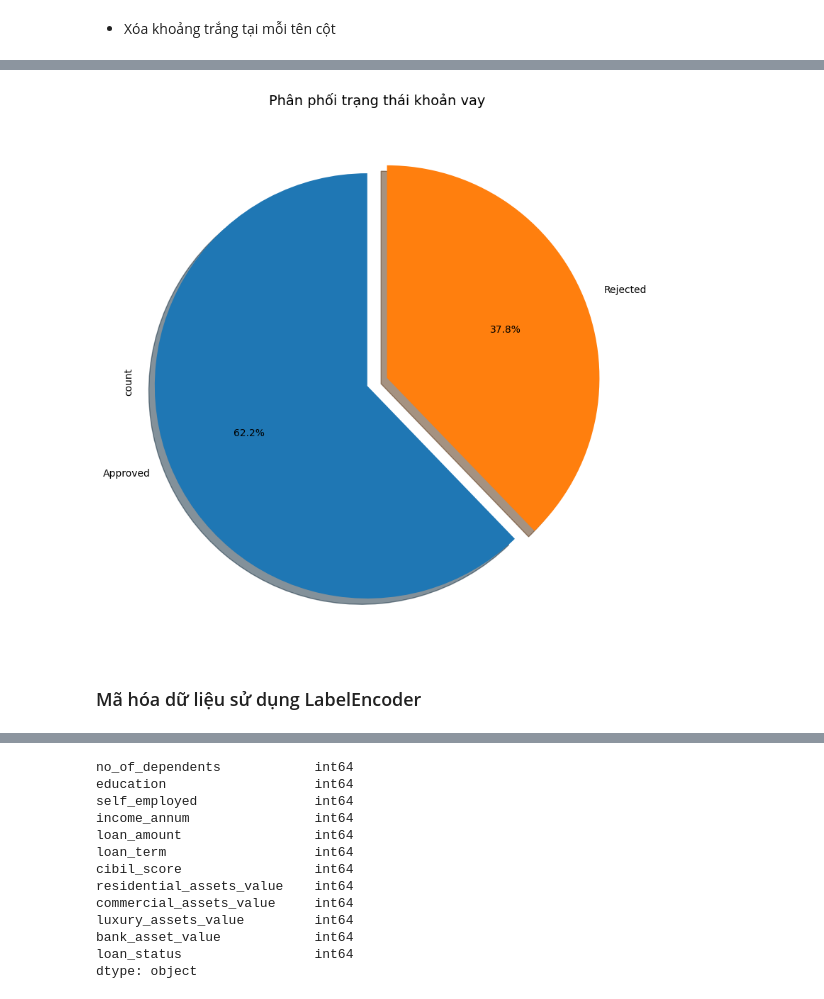
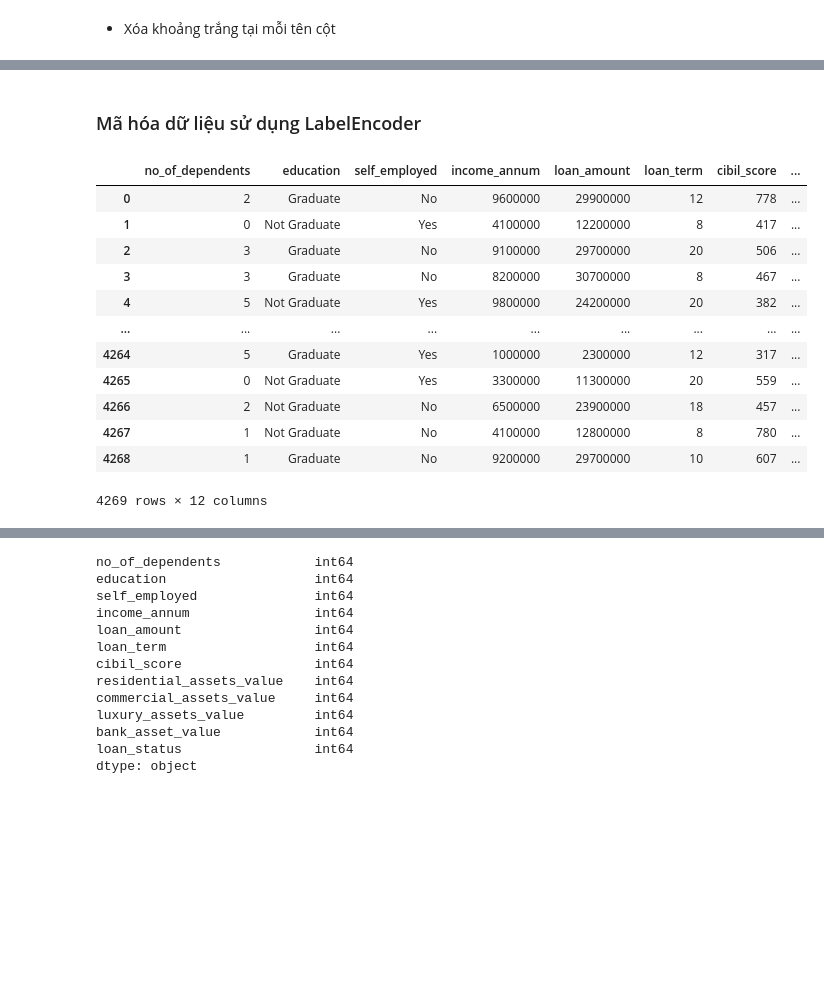
Before and after one commit to Thanhan-286/Loan_approved_prediction, a Jupyter notebook: notebook/eda-lr-dt-rf-svm-knn-xgboost-accuracy-98.ipynb, the cells around one changed output, grey strips where cells are left out. Cells and saved outputs as stored; diff of their text form; code cells hidden in the pictures; blank space fills up the shorter version.

```diff
--- a/notebook/eda-lr-dt-rf-svm-knn-xgboost-accuracy-98.ipynb
+++ b/notebook/eda-lr-dt-rf-svm-knn-xgboost-accuracy-98.ipynb
@@ -102,34 +102,22 @@ Index(['loan_id', 'no_of_dependents', 'education', 'self_employed',
       dtype='object')
-# %%
-import matplotlib.pyplot as plt
-
-# Đếm số lượng các giá trị trong cột loan_status
-status_counts = df['loan_status'].value_counts()
-
-# Tạo biểu đồ pie
-fig1, ax1 = plt.subplots(figsize=(8, 8))  # Thêm kích thước figure
-
-status_counts.plot.pie(
-    autopct='%1.1f%%',  # Định dạng hiển thị phần trăm (1 số thập phân)
-    startangle=90,      # Góc bắt đầu
-    ax=ax1,            # Axes để vẽ
-    shadow=True,       # Thêm bóng (tuỳ chọn)
-    explode=[0.1 if i == status_counts.idxmax() else 0 for i in status_counts.index]  # Nhấn mạnh phần lớn nhất
-)
-
-# Thêm tiêu đề
-ax1.set_title('Phân phối trạng thái khoản vay', fontsize=14, pad=20)
-
-# Đảm bảo biểu đồ tròn hoàn hảo
-ax1.axis('equal')
-
-# Hiển thị biểu đồ
-plt.tight_layout()
-plt.show()
-# %% [output]
-[figure, removed]
 # %% [markdown]
 ### Mã hóa dữ liệu sử dụng LabelEncoder
+# %%
+df
+# %% [output]
+|  | no_of_dependents | education | self_employed | income_annum | loan_amount | loan_term | cibil_score | ... |
+| 0 | 2 | Graduate | No | 9600000 | 29900000 | 12 | 778 | ... |
+| 1 | 0 | Not Graduate | Yes | 4100000 | 12200000 | 8 | 417 | ... |
+| 2 | 3 | Graduate | No | 9100000 | 29700000 | 20 | 506 | ... |
+| 3 | 3 | Graduate | No | 8200000 | 30700000 | 8 | 467 | ... |
+| 4 | 5 | Not Graduate | Yes | 9800000 | 24200000 | 20 | 382 | ... |
+| ... | ... | ... | ... | ... | ... | ... | ... | ... |
+| 4264 | 5 | Graduate | Yes | 1000000 | 2300000 | 12 | 317 | ... |
+| 4265 | 0 | Not Graduate | Yes | 3300000 | 11300000 | 20 | 559 | ... |
+| 4266 | 2 | Not Graduate | No | 6500000 | 23900000 | 18 | 457 | ... |
+| 4267 | 1 | Not Graduate | No | 4100000 | 12800000 | 8 | 780 | ... |
+| 4268 | 1 | Graduate | No | 9200000 | 29700000 | 10 | 607 | ... |
+4269 rows × 12 columns
 # %%
 from sklearn.preprocessing import LabelEncoder
 
```
Also changed, not shown: parts of 17 cells of this notebook, 9 other files.
